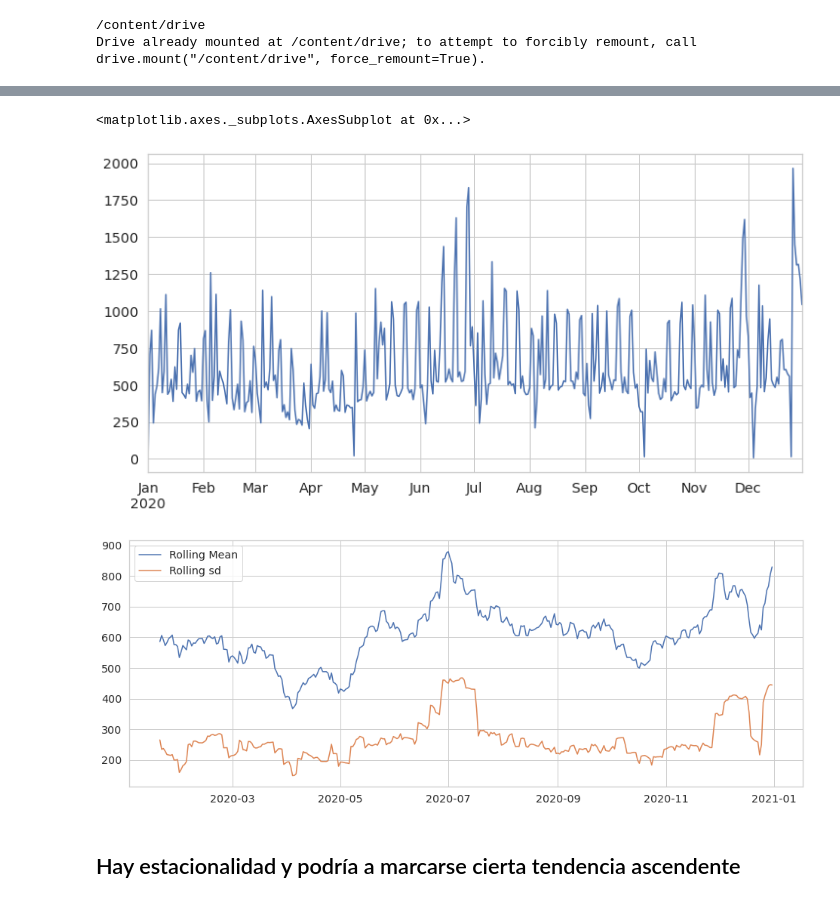
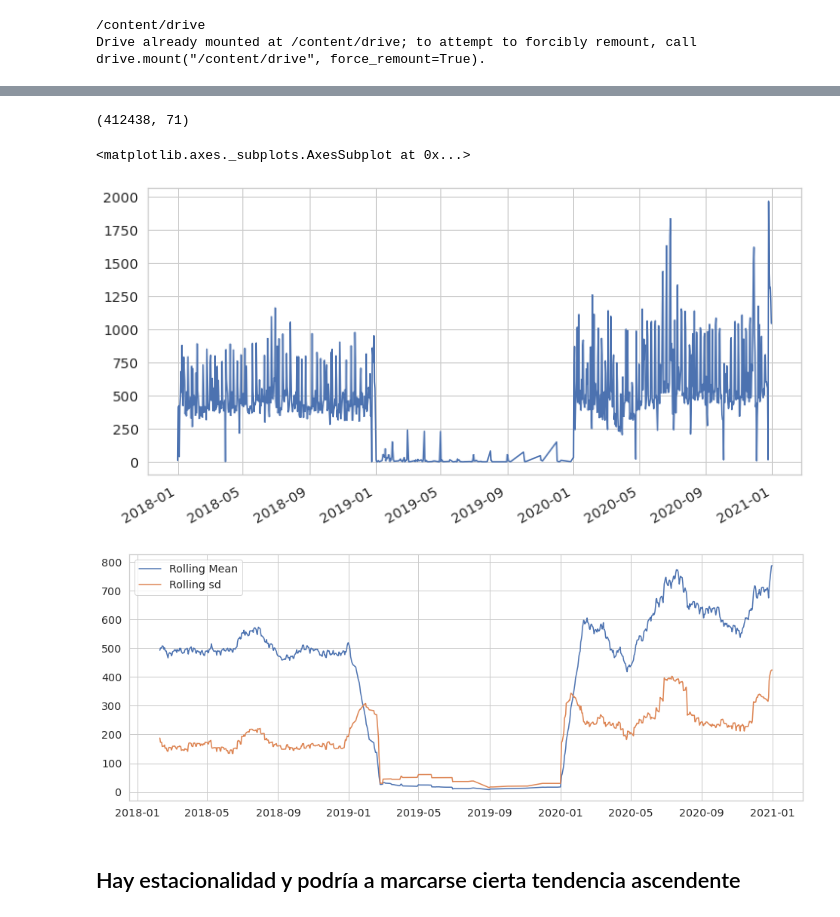
Before and after one commit to castillosebastian/research_tools, a Jupyter notebook: TPFinal_AnalisisyProyeccionVentas.ipynb, the cells around one changed output, grey strips where cells are left out. Cells and saved outputs as stored; diff of their text form; code cells hidden in the pictures.

```diff
--- a/TPFinal_AnalisisyProyeccionVentas.ipynb
+++ b/TPFinal_AnalisisyProyeccionVentas.ipynb
@@ -72 +102,9 @@ sales2020 = pd.read_csv("sales2020.csv", sep= ";", header=0, encoding='latin-1')
+# %%
+sales2018 = pd.read_csv("sales2018.csv", sep= ";", header=0, encoding='latin-1', skip_blank_lines=True)
+#sales2019 = pd.read_csv("sales2019.csv", sep= ";", header=0, encoding='latin-1', skip_blank_lines=True) #roto
+sales2020 = pd.read_csv("sales2020.csv", sep= ";", header=0, encoding='latin-1')
+#sales2021 = pd.read_csv('sales2021.csv', sep= ";", header=0, encoding='latin-1', skip_blank_lines=True) # roto
+# %%
+frames = [sales2018, sales2020] # sales2018, sales2021
+sales = pd.concat(frames, axis=0)
 # %%
@@ -121,0 +158,3 @@ sales2020["so_order_date"] = pd.to_datetime(sales2020["so_order_date"])
+# %%
+sales["so_order_date"] = pd.to_datetime(sales["so_order_date"], errors = 'coerce')
+sales["so_delivery_date"] = pd.to_datetime(sales["so_delivery_date"], errors = 'coerce')
@@ -122,18 +205,22 @@ sales2020["so_order_date"] = pd.to_datetime(sales2020["so_order_date"])
+# %%
+sales.shape
+# %% [output]
+(412438, 71)
 # %%
-ts = sales2020['so_order_date'].value_counts().sort_index()
+ts = sales['so_order_date'].value_counts().sort_index()
 # %%
 fig1, ax1 = plt.subplots(figsize=(12,6))
 ts.plot()
 # %% [output]
 <matplotlib.axes._subplots.AxesSubplot at 0x...>
-[figure, old version]
+[figure, new version]
 # %%
 plt.figure(figsize=(16,6))
-plt.plot(ts.rolling(window=20,center=False).mean(),label='Rolling Mean');
-plt.plot(ts.rolling(window=20,center=False).std(),label='Rolling sd');
+plt.plot(ts.rolling(window=40,center=False).mean(),label='Rolling Mean');
+plt.plot(ts.rolling(window=40,center=False).std(),label='Rolling sd');
 plt.legend();
 # %% [output]
-[figure, old version]
+[figure, new version]
 # %% [markdown]
 ## Hay estacionalidad y podría a marcarse cierta tendencia ascendente
 # %%
```
Also changed, not shown: parts of 138 cells of this notebook.
